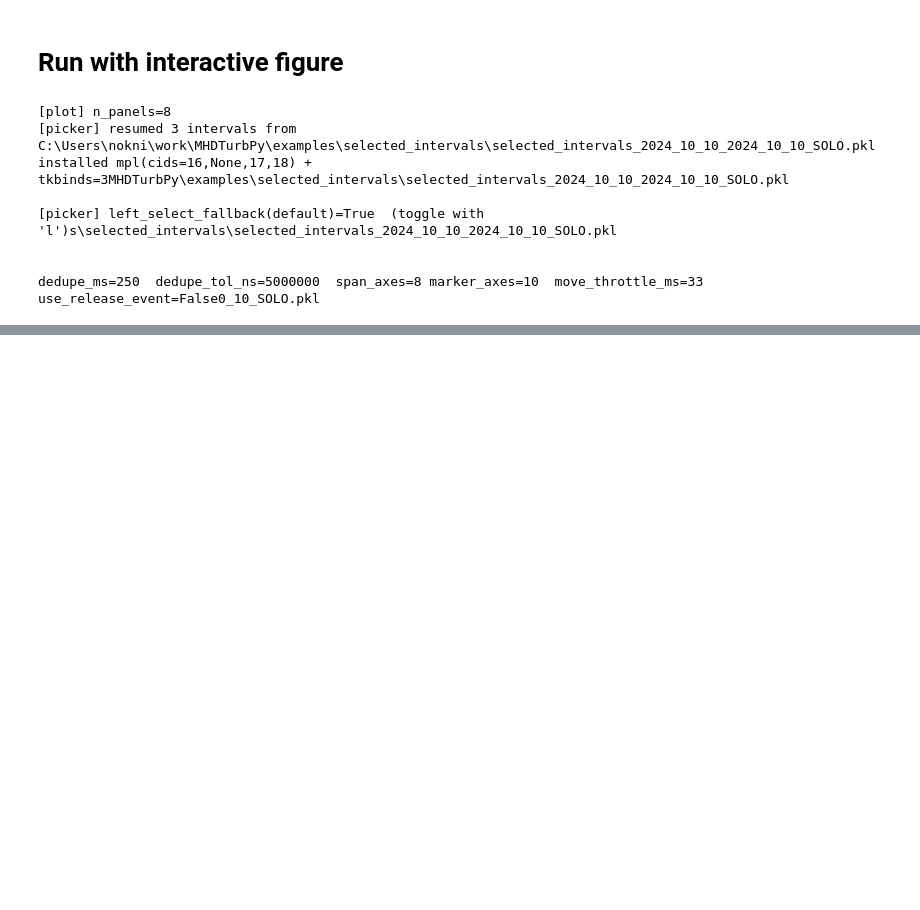
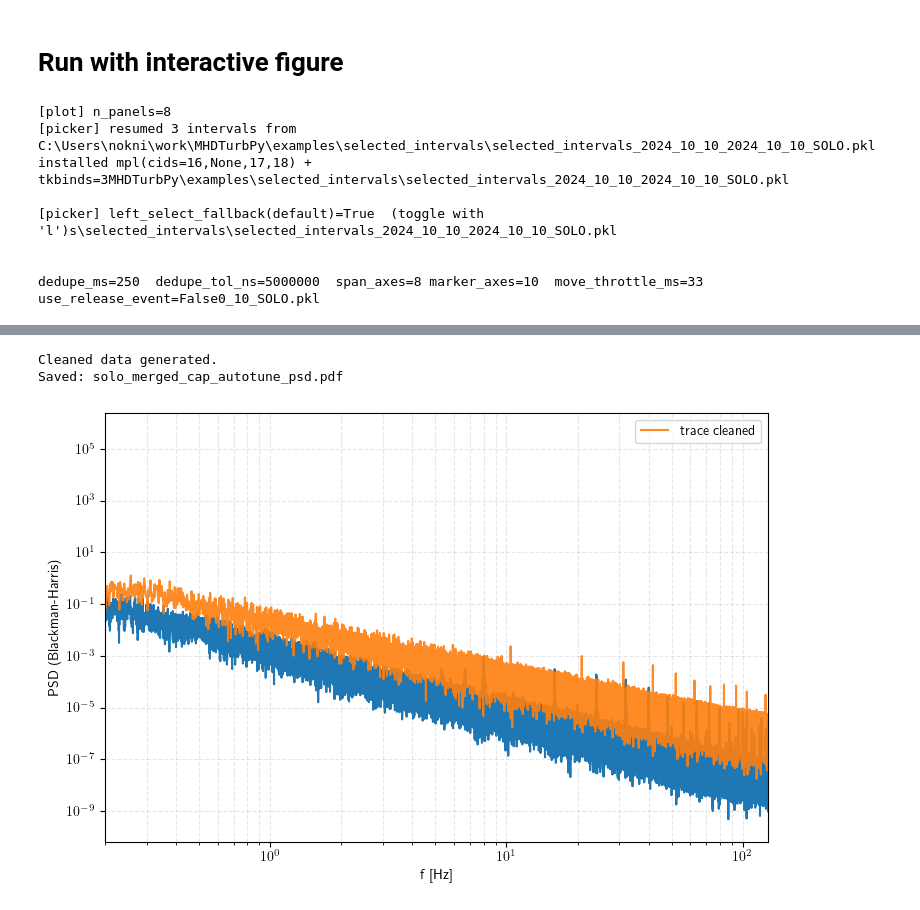
Before and after one commit to nsioulas/MHDTurbPy, a Jupyter notebook: Notebooks_Examples/SOLO.ipynb, the cells around one changed output, grey strips where cells are left out. Saved outputs shown, nothing was run; the diff lists cells and outputs as text; code cells hidden in the pictures; blank space fills up the shorter version.

Commit message:
Sync local functions/notebooks; ignore generated outputs

```diff
--- a/Notebooks_Examples/SOLO.ipynb
+++ b/Notebooks_Examples/SOLO.ipynb
@@ -1389,14 +458,0 @@ Merged product: multi-mag-rpw-scm-merged-rtn-256
-# %%
-import pandas as pd
-
-# Daily non-overlapping intervals
-start_ts = pd.Timestamp(start_date)
-end_ts = pd.Timestamp(end_date)
-
-edges = pd.date_range(start=start_ts, end=end_ts, freq="1D")
-if len(edges) < 2:
-    raise ValueError("Need at least 1 full day in [start_date, end_date].")
-
-intervals = pd.DataFrame({"Start": edges[:-1], "End": edges[1:]})
-print(f"Generated {len(intervals)} daily intervals.")
-intervals.head()
@@ -2071,0 +767,35 @@ print(sorted(info.zVariables))
+# %%
+Bbest = remove_wheel_noise_SOLO(B0, fs=fs_use, noise_cfg=cfg)
+print("Cleaned data generated.")
+
+# High-res metrics (using BH window)
+
+tt_c =turb.TracePSD(Bbest.T[0], Bbest.T[1], Bbest.T[2], func.find_cadence(Bdf))
+# f_hi, P0_hi = welch_psd(trace_ts(B0), fs=fs_use, nperseg=32768)
+#_, P1_hi = welch_psd(trace_ts(Bbest), fs=fs_use, nperseg=32768)
+
+fmax = 0.5 * fs_use
+harm = [8.0 * k for k in range(1, int(fmax // 8.0) + 1)]
+
+
+# Plotting
+f_lo, P0_lo = welch_psd(trace_ts(B0), fs=fs_use, nperseg=8192)
+_,    P1_lo = welch_psd(trace_ts(Bbest), fs=fs_use, nperseg=8192)
+
+plt.figure(figsize=(7.5, 5.0))
+plt.loglog(tt[0], tt[1])
+
+# plt.loglog(f, P0_lo, label="trace raw", alpha=0.8)
+plt.loglog(tt_c[0], tt_c[1], label="trace cleaned", alpha=0.9)
+plt.xlabel("f [Hz]")
+plt.ylabel("PSD (Blackman-Harris)")
+plt.xlim(0.2, fmax)
+plt.legend()
+plt.grid(True, which="both", ls="--", alpha=0.3)
+plt.tight_layout()
+plt.savefig(OUT_PDF)
+print("Saved:", OUT_PDF)
+# %% [output]
+Cleaned data generated.
+Saved: solo_merged_cap_autotune_psd.pdf
+[figure, added]
```
Also changed, not shown: parts of 55 cells of this notebook, 32 other files.
